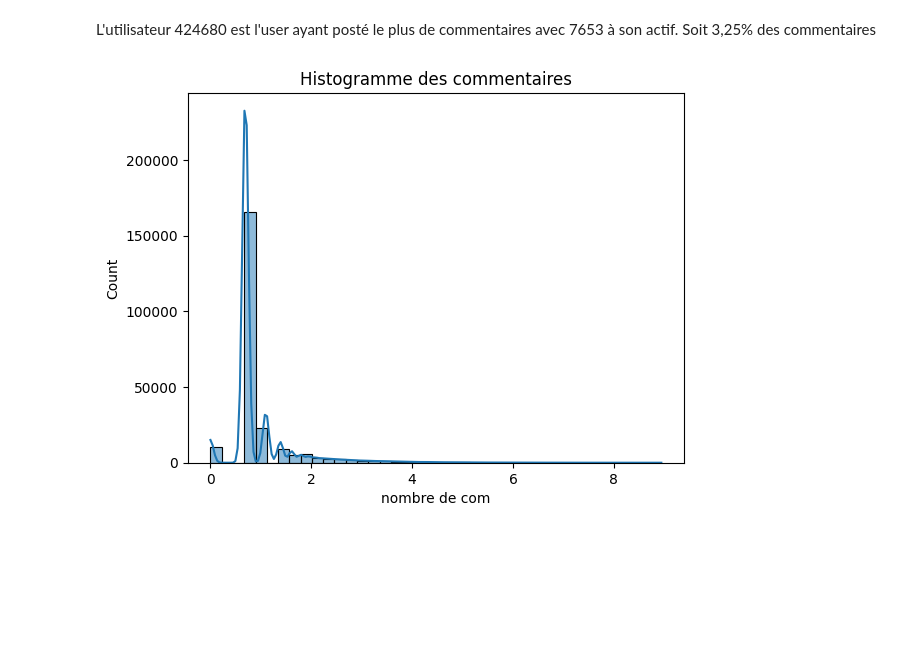
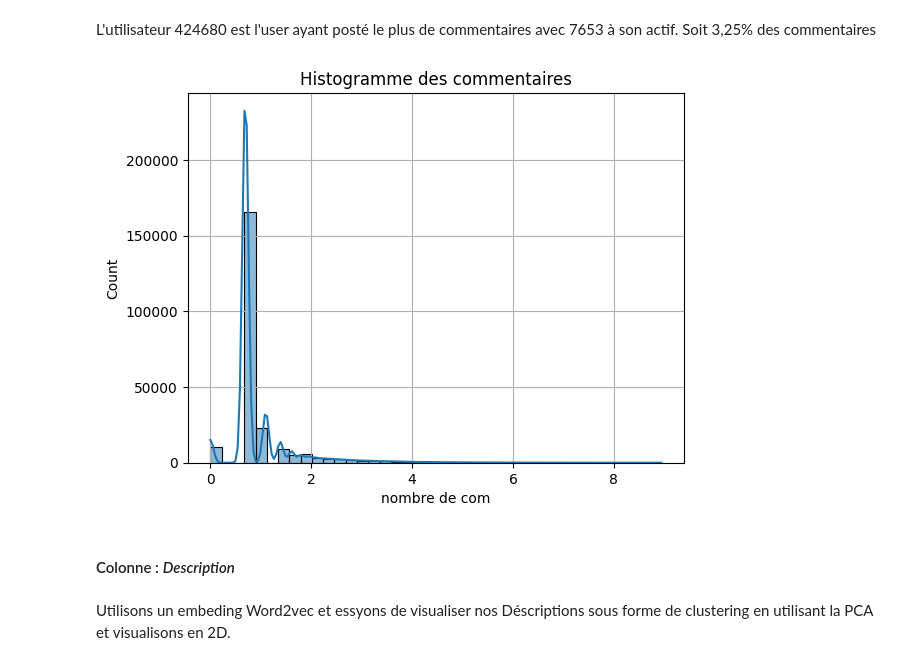
Before and after one commit to amaldre/projet_Kit_Big_Data, a Jupyter notebook: data_processing/eda__features_mode.ipynb, the cells around one changed output. Drawn from its saved outputs; the diff is of its cells as text; code cells hidden in the pictures; blank space fills up the shorter version.

```diff
--- a/data_processing/eda__features_mode.ipynb
+++ b/data_processing/eda__features_mode.ipynb
@@ -824,8 +824,13 @@ L'utilisateur 424680 est l'user ayant posté le plus de commentaires avec 7653
 # %%
 plt.figure()
 sb.histplot(np.log(1+comment_count_per_user['comment_count']), kde=True, bins=40)
 plt.title("Histogramme des commentaires")
 plt.xlabel('nombre de com')
+plt.grid()
 plt.show()
 # %% [output]
-[figure, old version]
+[figure, new version]
+# %% [markdown]
+#### Colonne : *Description*
+# %% [markdown]
+Utilisons un embeding Word2vec et essyons de visualiser nos Déscriptions sous forme de clustering en utilisant la PCA et visualisons en 2D.
```
Also changed, not shown: parts of 9 cells of this notebook, 2 other files.
